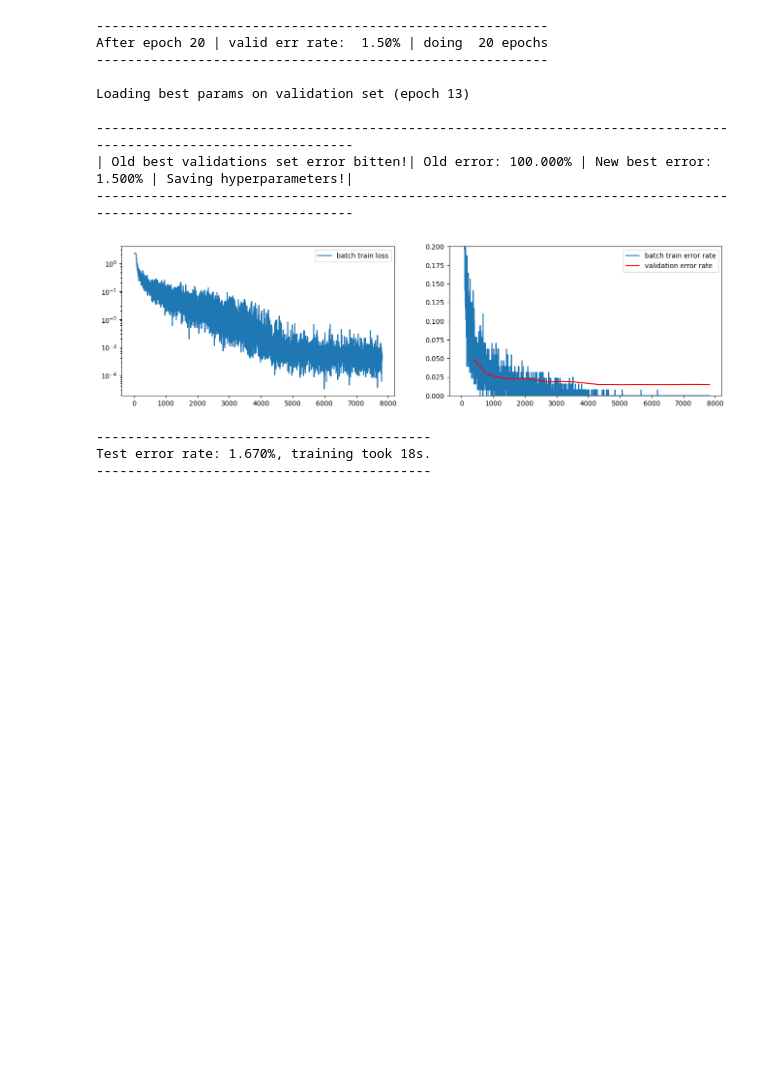
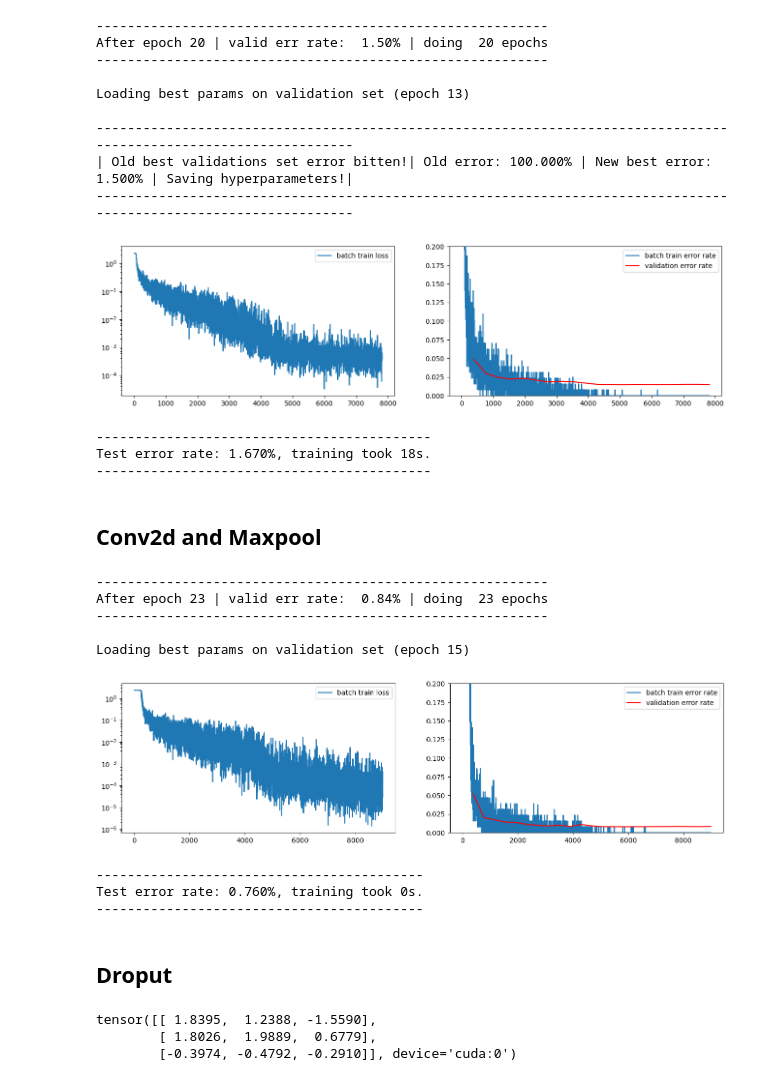
Before and after one commit to dmika1234/dl_uwr, a Jupyter notebook: Assignments/Assignment2/colab_run.ipynb, the cells around one changed output. Saved outputs shown, nothing was run; the diff lists cells and outputs as text; code cells hidden in the pictures; blank space fills up the shorter version.

```diff
--- a/Assignments/Assignment2/colab_run.ipynb
+++ b/Assignments/Assignment2/colab_run.ipynb
@@ -91,3 +107,43 @@ print("{0}\n{1}\n{0}".format("-" * len(m), m))
 -------------------------------------------
 Test error rate: 1.670%, training took 18s.
 -------------------------------------------
+# %% [markdown]
+## Conv2d and Maxpool
+# %%
+model = Model(nn.Unflatten(-1, (1, 28, 28)),
+              nn.Conv2d(1, 32, kernel_size=3, stride=1, padding=1),
+              nn.ReLU(),
+              nn.MaxPool2d(kernel_size=2, stride=2),
+              nn.Conv2d(32, 64, kernel_size=3, stride=1, padding=1),
+              nn.ReLU(),
+              nn.MaxPool2d(kernel_size=2, stride=2),
+              nn.Flatten(),
+              nn.Linear(64*7*7, 64*7*7),
+              nn.ReLU(),
+              nn.Linear(64*7*7, 10))
+model.init_params_xavier(gain=gain)
+# %%
+val_err = SGD(model, mnist_loaders,
+    alpha=alpha, epsilon=epsilon, lr_schedule=lr_schedule, decay=decay,
+    max_num_epochs=max_num_epochs, device=device)
+# %% [output]
+----------------------------------------------------------
+After epoch 23 | valid err rate:  0.84% | doing  23 epochs
+----------------------------------------------------------
+
+Loading best params on validation set (epoch 15)
+[figure, added]
+# %%
+test_err_rate = compute_error_rate(model, mnist_loaders["test"])
+m = (
+    f"Test error rate: {test_err_rate * 100.0:.3f}%, "
+    f"training took {0:.0f}s."
+)
+print("{0}\n{1}\n{0}".format("-" * len(m), m))
+##
+# %% [output]
+------------------------------------------
+Test error rate: 0.760%, training took 0s.
+------------------------------------------
+# %% [markdown]
+## Droput
@@ -93,0 +152,6 @@ Test error rate: 1.670%, training took 18s.
+# %%
+a.to(device)
+# %% [output]
+tensor([[ 1.8395,  1.2388, -1.5590],
+        [ 1.8026,  1.9889,  0.6779],
+        [-0.3974, -0.4792, -0.2910]], device='cuda:0')
```
Also changed, not shown: parts of 7 cells of this notebook.
